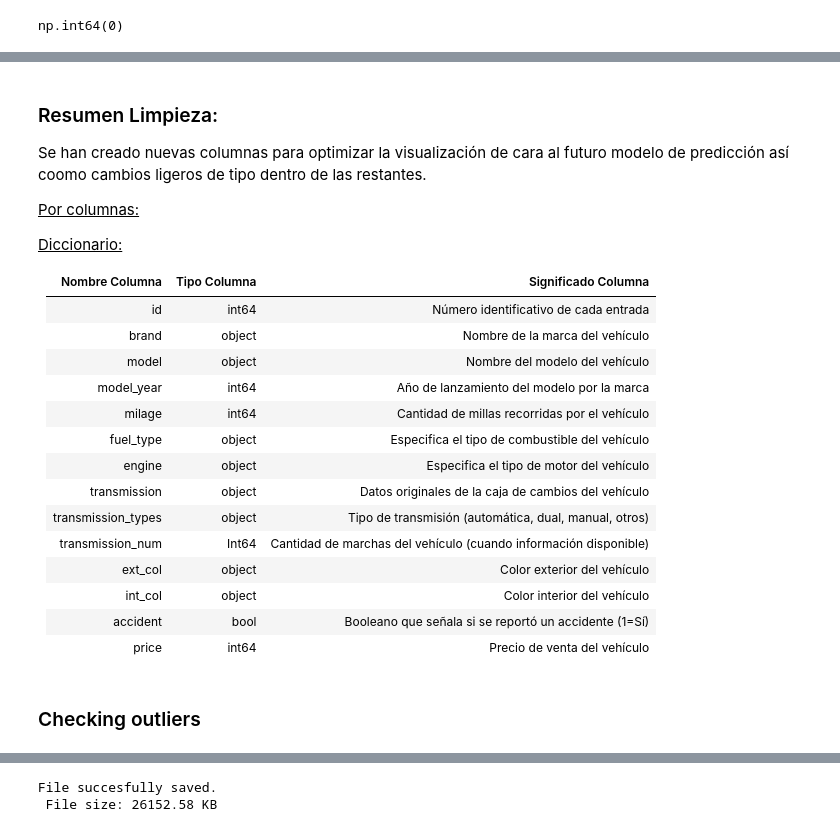
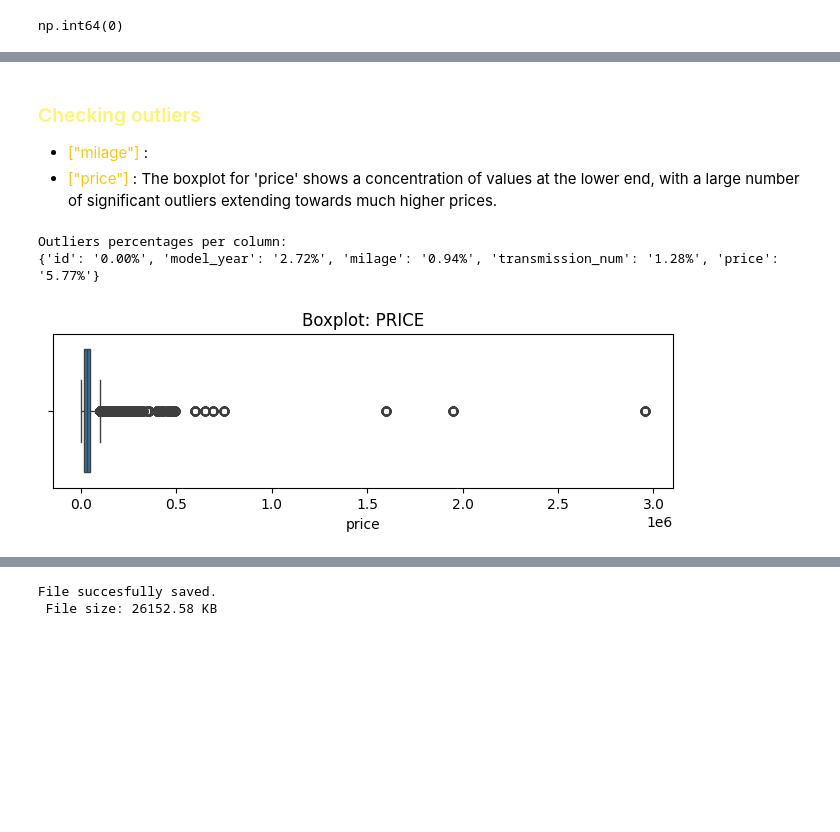
Before and after one commit to Bootcamp-IA-P4/Car_prices_project_equipo2, a Jupyter notebook: eda/eda.ipynb, the cells around one changed output, grey strips where cells are left out. Saved outputs shown, nothing was run; the diff lists cells and outputs as text; code cells hidden in the pictures; blank space fills up the shorter version.

```diff
--- a/eda/eda.ipynb
+++ b/eda/eda.ipynb
@@ -308,29 +288,42 @@ memory usage: 19.1+ MB
-# %% [markdown]
-### Resumen Limpieza:
-
-Se han creado nuevas columnas para optimizar la visualización de cara al futuro modelo de predicción así coomo cambios ligeros de tipo dentro de las restantes.
-
-<u> Por columnas: </u>
-
-
-<u> Diccionario: </u>
-
-
-| Nombre Columna        | Tipo Columna   | Significado Columna                                                      |
-|-----------------------|----------------|--------------------------------------------------------------------------|
-| id                    | int64          | Número identificativo de cada entrada                                    |
-| brand                 | object         | Nombre de la marca del vehículo                                          |
-| model                 | object         | Nombre del modelo del vehículo                                           |
-| model_year            | int64          | Año de lanzamiento del modelo por la marca                               |
-| milage                | int64          | Cantidad de millas recorridas por el vehículo                            |
-| fuel_type             | object         | Especifica el tipo de combustible del vehículo                            |
-| engine                | object         | Especifica el tipo de motor del vehículo                                |
-| transmission          | object         | Datos originales de la caja de cambios del vehículo                      |
-| transmission_types    | object         | Tipo de transmisión (automática, dual, manual, otros)                    |
-| transmission_num      | Int64          | Cantidad de marchas del vehículo (cuando información disponible)         |
-| ext_col               | object         | Color exterior del vehículo                                              |
-| int_col               | object         | Color interior del vehículo                                              |
-| accident              | bool           | Booleano que señala si se reportó un accidente (1=Sí)                   |
-| price                 | int64          | Precio de venta del vehículo                                             |
 # %% [markdown]
-### Checking outliers
+### <span style="color:#fef377;"> Checking outliers </span>
+
+- <span style="color:#ffc509;">  ["milage"] </span> :
+- <span style="color:#ffc509;">  ["price"] </span>: The boxplot for 'price' shows a concentration of values at the lower end, with a large number of significant outliers extending towards much higher prices.
+# %%
+# Calculating inter quantile range of columns
+def detect_outliers_iqr(series):
+    Q1 = series.quantile(0.25)
+    Q3 = series.quantile(0.75)
+    IQR = Q3 - Q1
+    lower_bound = Q1 - 1.5 * IQR # outliers under the range
+    upper_bound = Q3 + 1.5 * IQR # outliers above the range
+    outliers = (series < lower_bound) | (series > upper_bound)
+    return outliers # only lower and upper outliers will be shown
+
+# -------------------------------------------------------------------------------------------------
+# Checking the percentages of the outliers
+def percentage_outliers(df):
+    outliers_percentage = {}
+    for column in df.select_dtypes(include=np.number).columns:
+        outliers = detect_outliers_iqr(df[column])
+        percentage = outliers.sum() / len(df) * 100
+        outliers_percentage[column] = f'{percentage:.2f}%'
+    return outliers_percentage
+
+percentage_outliers_df = percentage_outliers(df_car)
+print(f"Outliers percentages per column:\n{percentage_outliers_df}") # This shows only the "real" outliers
+# %% [output]
+Outliers percentages per column:
+{'id': '0.00%', 'model_year': '2.72%', 'milage': '0.94%', 'transmission_num': '1.28%', 'price': '5.77%'}
+# %%
+def plot_boxplot(df, columna):
+    plt.figure(figsize=(8, 2))
+    sns.boxplot(x=df[columna])
+    plt.title(f'Boxplot: {columna.upper()}')
+    plt.xlabel(columna)
+    plt.show()
+
+plot_boxplot(df_car, 'price')
+# %% [output]
+[figure, added]
```
Also changed, not shown: parts of 17 cells of this notebook.
